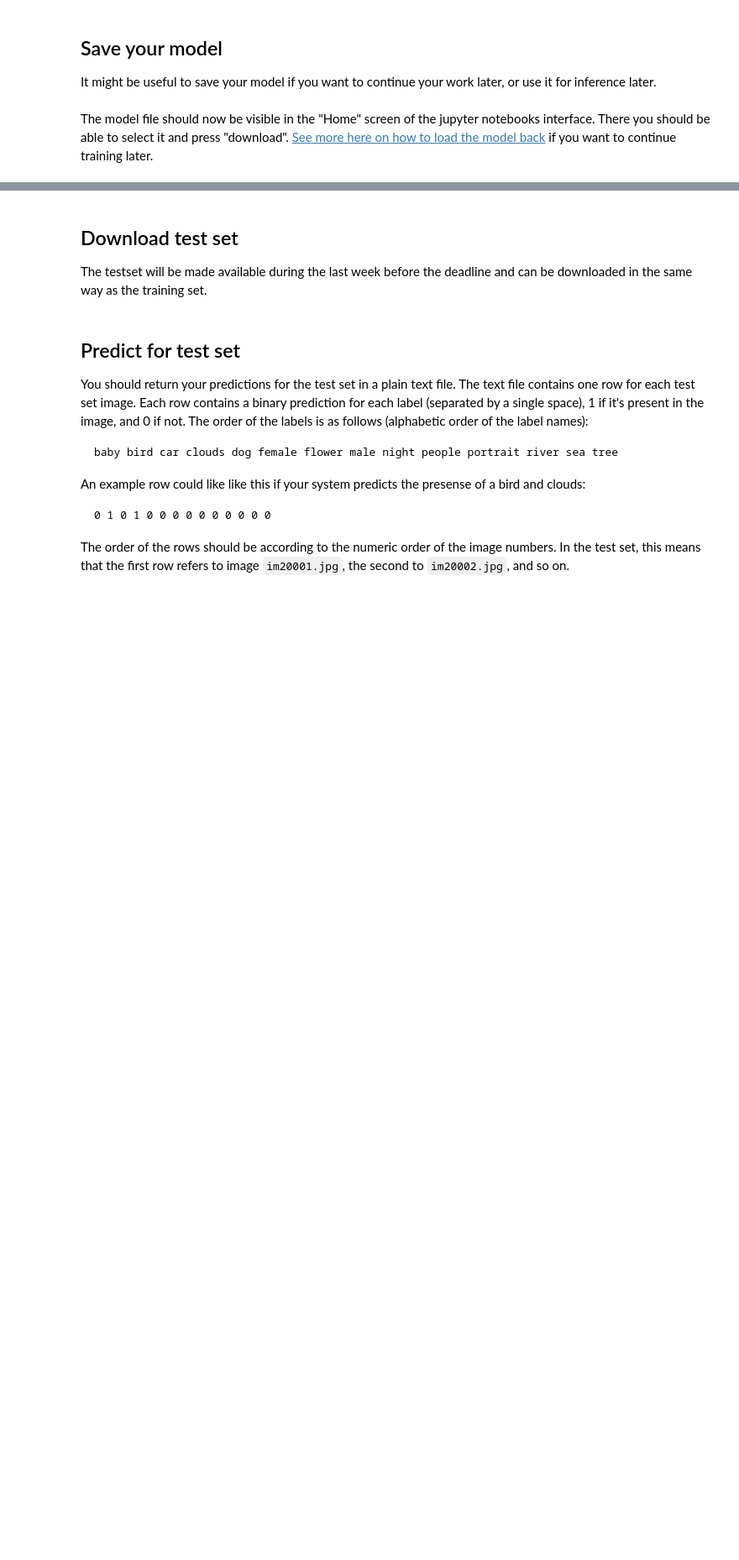
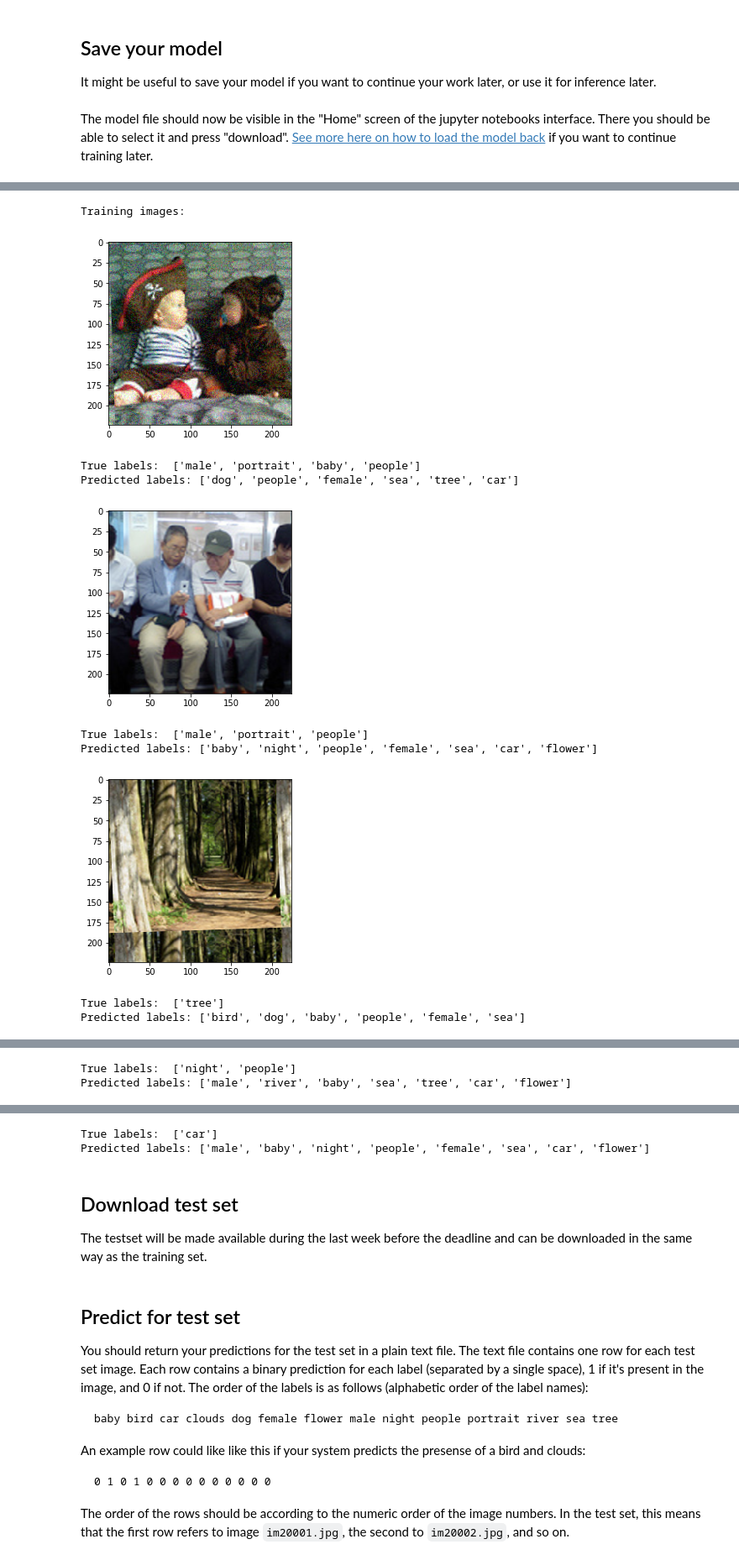
Before and after one commit to MrNerd24/Deep-image-recognition-university-project, a Jupyter notebook: deep_net_experiment.ipynb, the cells around one changed output, grey strips where cells are left out. Shown at 84% size. Saved outputs shown, nothing was run; the diff lists cells and outputs as text; code cells hidden in the pictures; blank space fills up the shorter version.

```diff
--- a/deep_net_experiment.ipynb
+++ b/deep_net_experiment.ipynb
@@ -588,0 +421,15 @@ RuntimeError: Input type (torch.FloatTensor) and weight type (torch.cuda.FloatTe
+# %%
+print("Training images:")
+print()
+showExamplePredictions(model, trainDataset, device, 5)
+# %% [output]
+Training images:
+[figure, added]
+True labels:  ['male', 'portrait', 'baby', 'people']
+Predicted labels: ['dog', 'people', 'female', 'sea', 'tree', 'car']
+[figure, added]
+True labels:  ['male', 'portrait', 'people']
+Predicted labels: ['baby', 'night', 'people', 'female', 'sea', 'car', 'flower']
+[figure, added]
+True labels:  ['tree']
+Predicted labels: ['bird', 'dog', 'baby', 'people', 'female', 'sea']
@@ -588,0 +437,2 @@ RuntimeError: Input type (torch.FloatTensor) and weight type (torch.cuda.FloatTe
+True labels:  ['night', 'people']
+Predicted labels: ['male', 'river', 'baby', 'sea', 'tree', 'car', 'flower']
@@ -589,3 +440,5 @@ RuntimeError: Input type (torch.FloatTensor) and weight type (torch.cuda.FloatTe
+True labels:  ['car']
+Predicted labels: ['male', 'baby', 'night', 'people', 'female', 'sea', 'car', 'flower']
 # %% [markdown]
 ## Download test set
 
```
Also changed, not shown: parts of 7 cells of this notebook, 2 other files.
